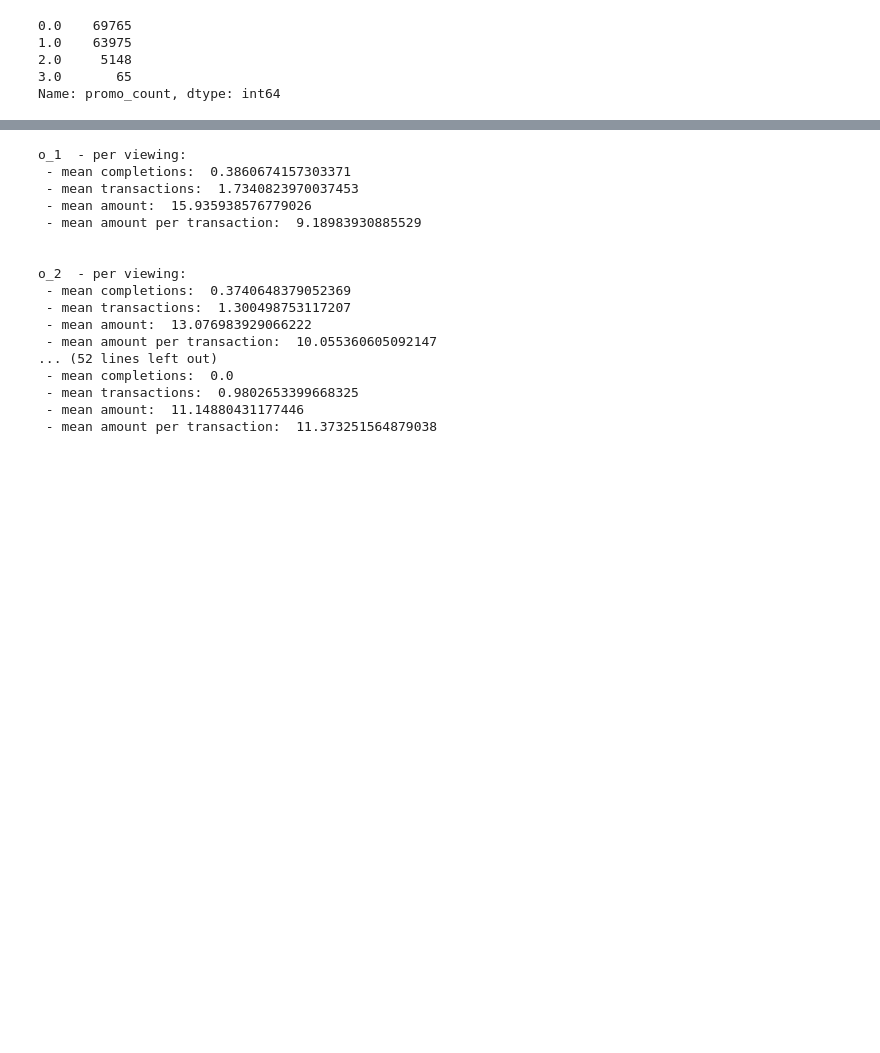
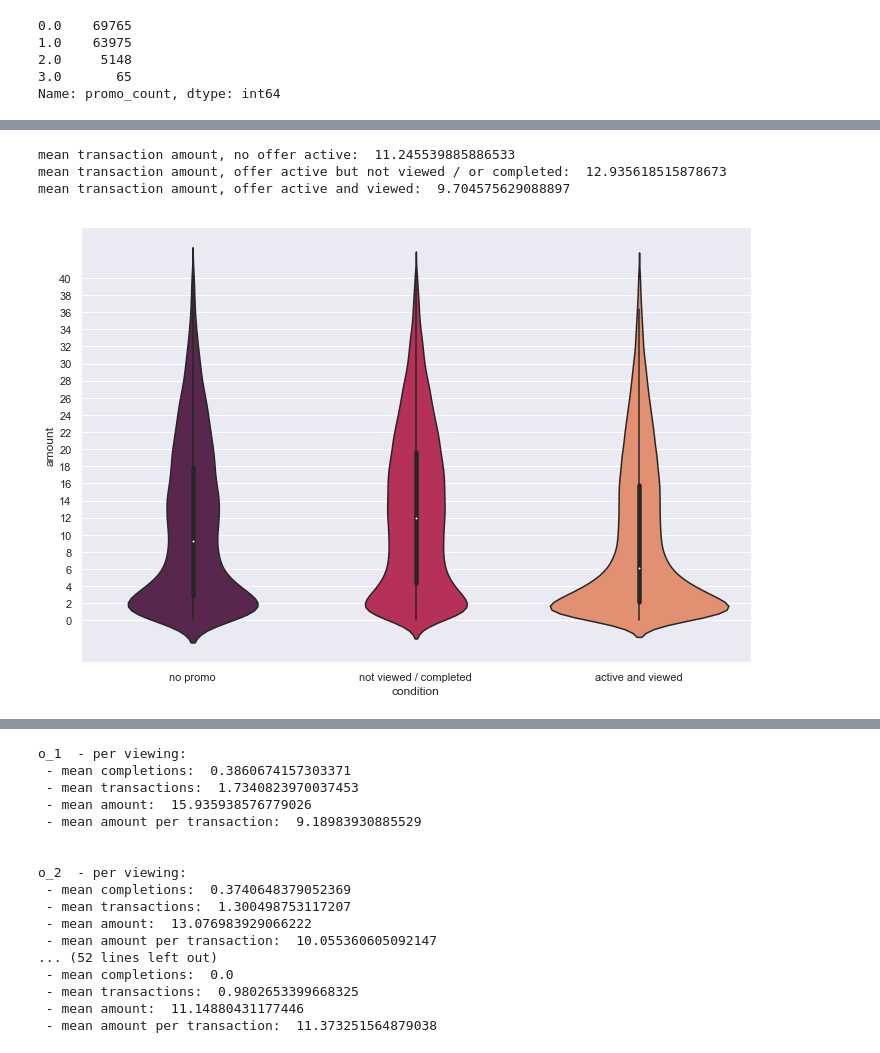
Before and after one commit to rbuerki/segmentation-challenge-starbucks, a Jupyter notebook: 2-eda.ipynb, the cells around one changed output, grey strips where cells are left out. Cells and saved outputs as stored; diff of their text form; code cells hidden in the pictures; blank space fills up the shorter version.

```diff
--- a/2-eda.ipynb
+++ b/2-eda.ipynb
@@ -220,0 +267,33 @@ Name: promo_count, dtype: int64
+# %%
+"""print mean transaction amounts for different offer conditions"""
+
+assert transcript.columns[-10] == 'o_1' # safety-check
+transcript_trans = transcript.loc[transcript['event'] == 'transaction']
+transcript_np = transcript_trans.loc[transcript_trans.iloc[: , -10:].count(axis=1) == 0]
+transcript_nv = transcript_trans.loc[(transcript_trans.iloc[: , -10:].count(axis=1) > 0) & (transcript_trans.iloc[: , -10:].sum(axis=1) == 0)]
+transcript_pv = transcript_trans.loc[transcript_trans.iloc[: , -10:].sum(axis=1) > 0]
+assert (len(transcript_np)+len(transcript_nv)+len(transcript_pv)) == len(transcript_trans) # safety-check
+
+print("mean transaction amount, no offer active: ", transcript_np['amount'].sum() / len(transcript_np))
+print("mean transaction amount, offer active but not viewed / or completed: ", transcript_nv['amount'].sum() / len(transcript_nv))
+print("mean transaction amount, offer active and viewed: ", transcript_pv['amount'].sum() / len(transcript_pv))
+# %% [output]
+mean transaction amount, no offer active:  11.245539885886533
+mean transaction amount, offer active but not viewed / or completed:  12.935618515878673
+mean transaction amount, offer active and viewed:  9.704575629088897
+# %%
+"""display transaction amount distribution for different offer conditions"""
+# sns.boxplot(transcript_np['amount'], color=color)
+# sns.boxplot(transcript_nv['amount'], color='yellow')
+# # sns.boxplot(transcript_pv['amount'], color='red')
+
+# categorize transactions according to three conditions
+transcript_np['condition'] = 'no promo'
+transcript_nv['condition'] = 'not viewed / completed'
+transcript_pv['condition'] = 'active and viewed'
+transcript_trans = pd.concat([transcript_np, transcript_nv, transcript_pv])
+plt.figure(figsize=(12,8))
+sns.violinplot(x='condition', y='amount', data=transcript_trans, palette="rocket")
+plt.yticks(range(0,41,2));  # outliers cut off
+# %% [output]
+[figure, added]
```
Also changed, not shown: parts of 27 cells of this notebook.
